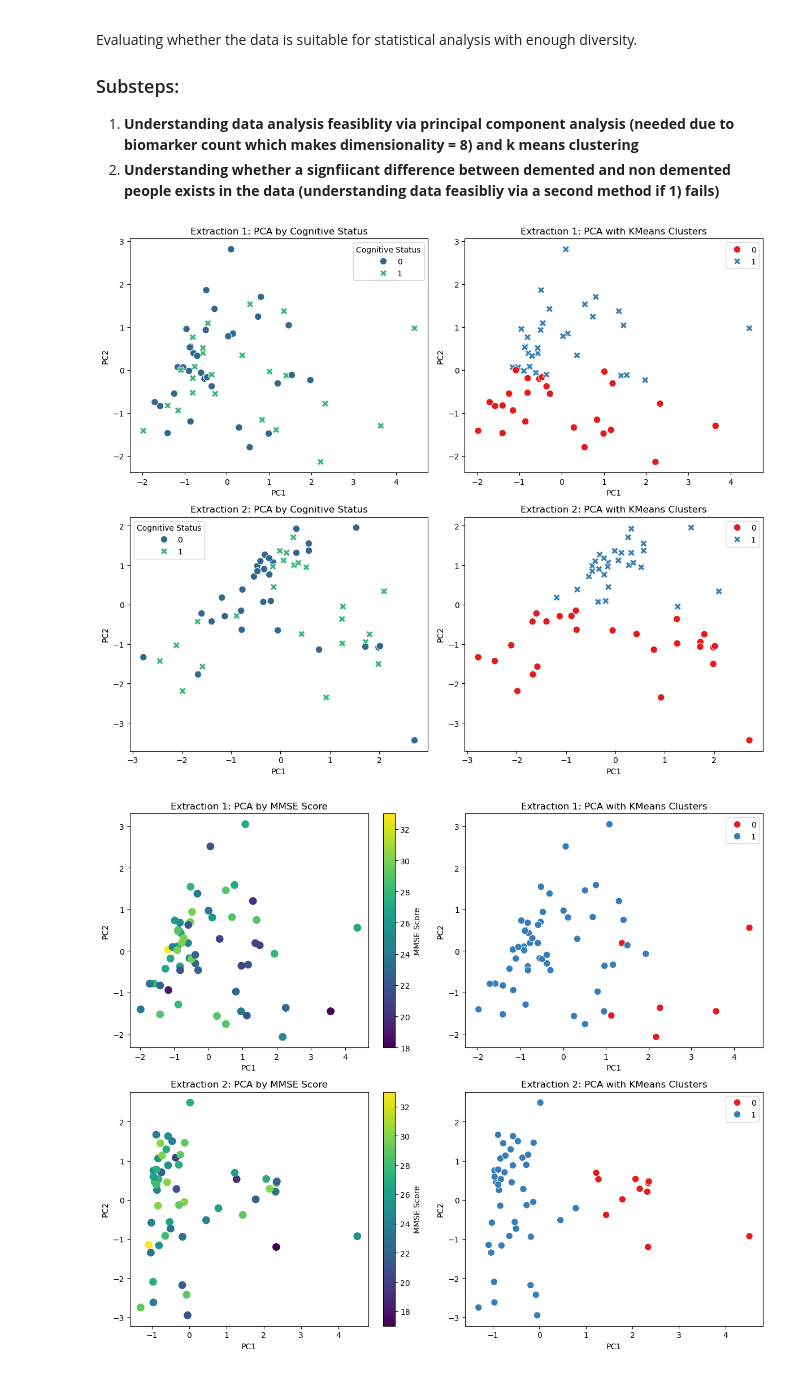
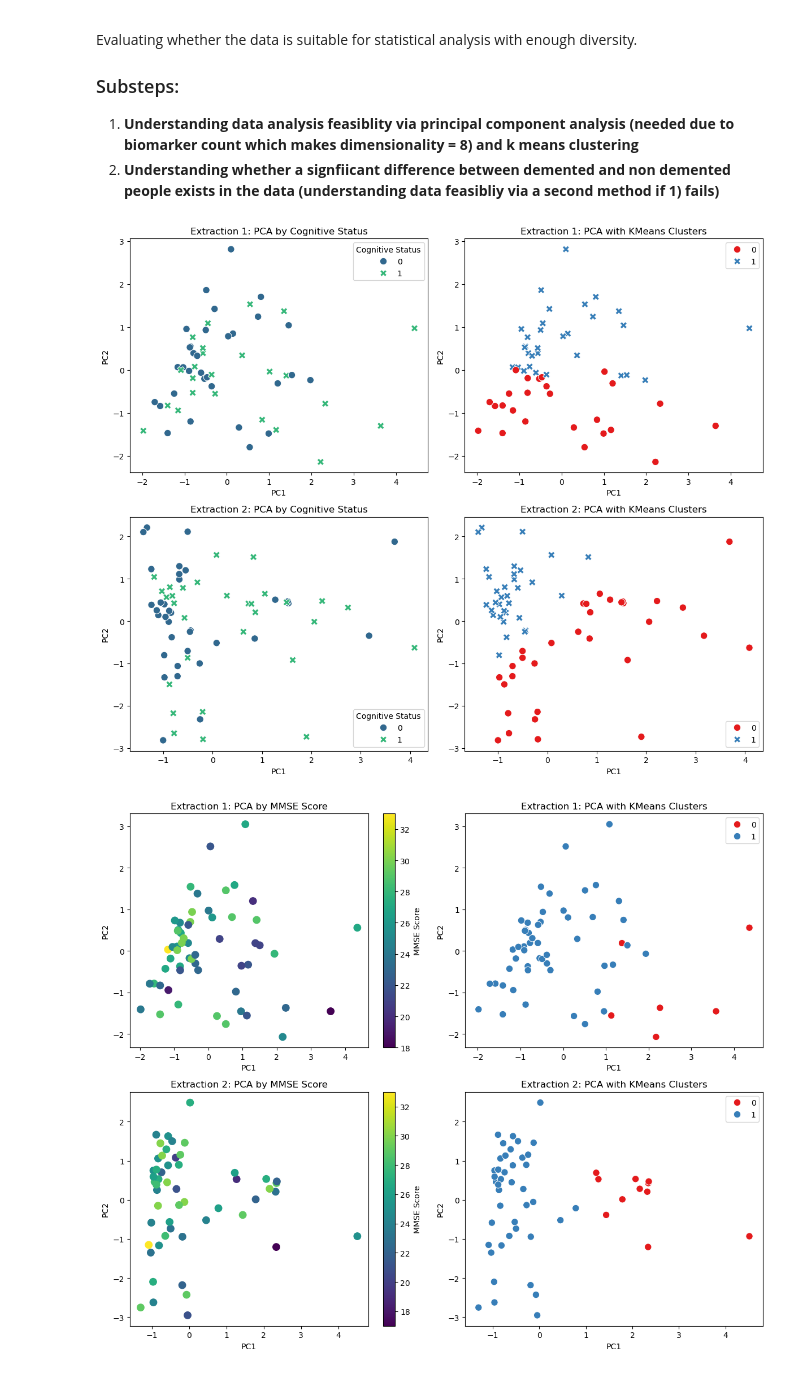
Before and after one commit to Sastrelli/Alzheimers_Confirmation_study, a Jupyter notebook: src/notebook.ipynb, the cells around one changed output. Cells and saved outputs as stored; diff of their text form; code cells hidden in the pictures.

```diff
--- a/src/notebook.ipynb
+++ b/src/notebook.ipynb
@@ -61,9 +67,6 @@ import seaborn as sns
 from sklearn.decomposition import PCA
 from sklearn.cluster import KMeans
 from sklearn.preprocessing import StandardScaler
-
-# Load and merge datasets
-
 
 metadata_dementia = sea_ad_cohort_donor_metadata.copy()
 markers = sea_ad_cohort_mtg_tissue_extractions_luminex_data.copy()
@@ -90,7 +93,7 @@ clusters_extr1 = kmeans_extr1.fit_predict(X_extr1)
 
 # Extraction 2)
 data_clean_extr2 = markers_metadata.dropna(subset=biomarker_cols_extr2)
-quantiles_extr2 = {col: data_clean_extr2[col].quantile(0.90) for col in biomarker_cols_extr2}
+quantiles_extr2 = {col: data_clean_extr2[col].quantile(0.95) for col in biomarker_cols_extr2}
 data_clean_extr2 = data_clean_extr2[(data_clean_extr2[biomarker_cols_extr2] < pd.Series(quantiles_extr2)).all(axis=1)]
 scaler_extr2 = StandardScaler()
 X_extr2 = scaler_extr2.fit_transform(data_clean_extr2[biomarker_cols_extr2])
@@ -107,34 +110,34 @@ fig, axs = plt.subplots(2, 2, figsize=(12, 10))
 sns.scatterplot(x=X_pca_extr1[:, 0], y=X_pca_extr1[:, 1],
                 hue=cog_status_extr1, palette="viridis", style=cog_status_extr1, s=80, ax=axs[0, 0])
 axs[0, 0].set_title("Extraction 1: PCA by Cognitive Status")
 axs[0, 0].set_xlabel("PC1")
 axs[0, 0].set_ylabel("PC2")
 
 # Extraction 1: PCA colored by k-means clusters
 sns.scatterplot(x=X_pca_extr1[:, 0], y=X_pca_extr1[:, 1],
                 hue=clusters_extr1, palette="Set1", style=clusters_extr1, s=80, ax=axs[0, 1])
 axs[0, 1].set_title("Extraction 1: PCA with KMeans Clusters")
 axs[0, 1].set_xlabel("PC1")
 axs[0, 1].set_ylabel("PC2")
 
 # Extraction 2: PCA colored by Cognitive Status
 sns.scatterplot(x=X_pca_extr2[:, 0], y=X_pca_extr2[:, 1],
                 hue=cog_status_extr2, palette="viridis", style=cog_status_extr2, s=80, ax=axs[1, 0])
 axs[1, 0].set_title("Extraction 2: PCA by Cognitive Status")
 axs[1, 0].set_xlabel("PC1")
 axs[1, 0].set_ylabel("PC2")
 
 # Extraction 2: PCA colored by k-means clusters
 sns.scatterplot(x=X_pca_extr2[:, 0], y=X_pca_extr2[:, 1],
                 hue=clusters_extr2, palette="Set1", style=clusters_extr2, s=80, ax=axs[1, 1])
 axs[1, 1].set_title("Extraction 2: PCA with KMeans Clusters")
 axs[1, 1].set_xlabel("PC1")
 axs[1, 1].set_ylabel("PC2")
 
 plt.tight_layout()
 plt.show()
 # %% [output]
-[figure, old version]
+[figure, new version]
 # %%
 # CODE 2: PCA and k-means clustering using MMSE Score only for visuals
 import pandas as pd
```
Also changed, not shown: parts of 7 cells of this notebook.
